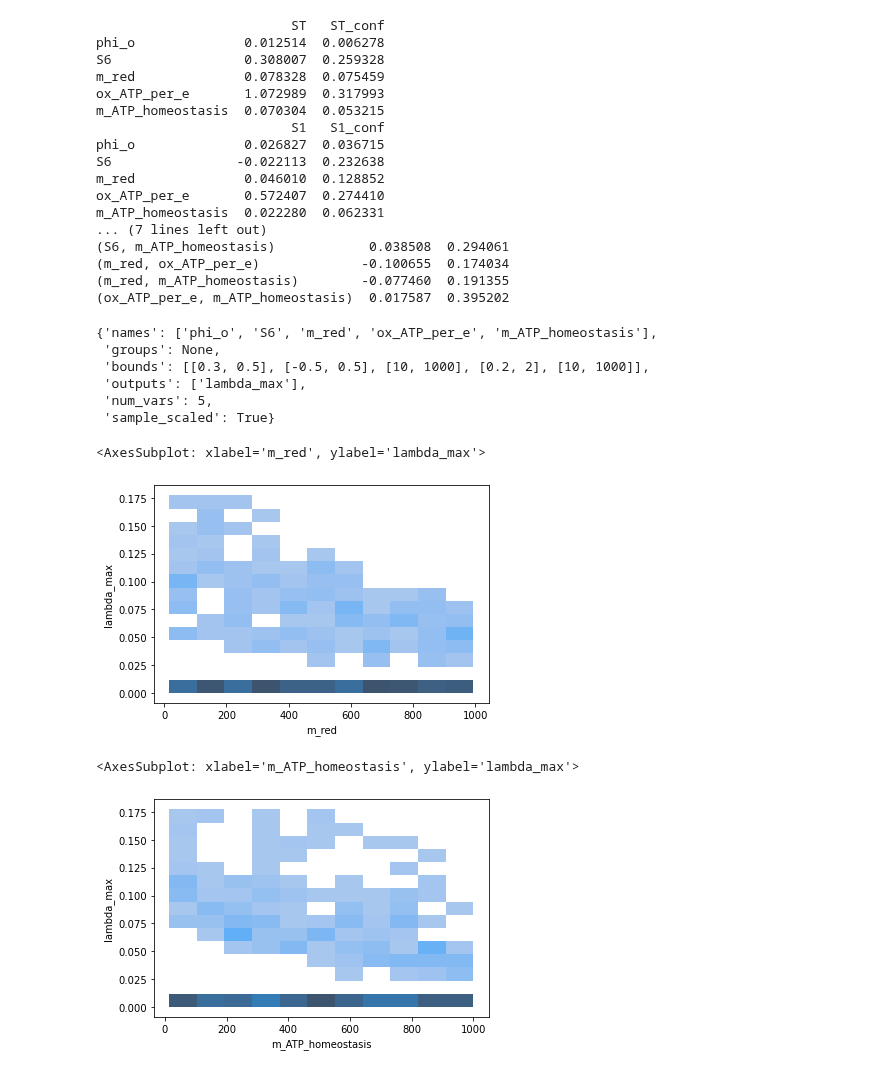
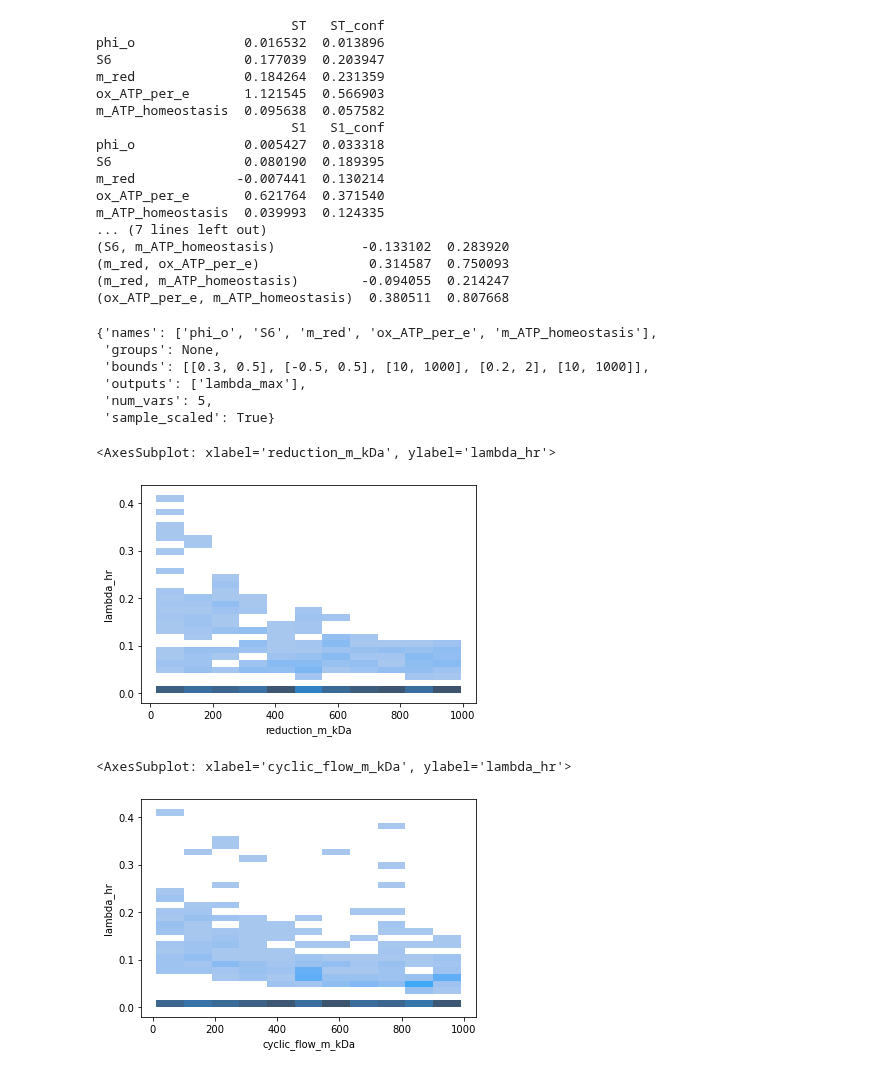
Before and after one commit to flamholz/redox-proteome, a Jupyter notebook: notebooks/LinearizedAutoModel.ipynb, the cells around one changed output. Saved outputs shown, nothing was run; the diff lists cells and outputs as text; code cells hidden in the pictures.

```diff
--- a/notebooks/LinearizedAutoModel.ipynb
+++ b/notebooks/LinearizedAutoModel.ipynb
@@ -93,13 +93,7 @@ ps = ProblemSpec({
     })
 ps.sample_sobol(64)
 
-# Store the results in a dictionary for making a dataframe
-res_dict = dict(ZCB=[], S6=[], phi_O=[], lambda_max=[], m_red=[],
-                ox_ATP_per_e=[], m_ATP_homeostasis=[])
-for p in list(lam.processes) + ['other']:
-    res_dict['{0}_phi'.format(p)] = []
-    res_dict['{0}_flux'.format(p)] = []
-
+results = []
 for phi_o, s6, m_red, atp_per_e, m_homeo in ps.samples:
     lam.set_S6(s6)
     lam.set_process_mass('reduction', m_red)
@@ -107,32 +101,12 @@ for phi_o, s6, m_red, atp_per_e, m_homeo in ps.samples:
     lam.set_ATP_yield('oxidation', atp_per_e)
     max_lam, opt_prob = lam.maximize_lambda(phi_o=phi_o)
 
-    res_dict['ZCB'].append(lam.ZCB)
-    res_dict['S6'].append(s6)
-    res_dict['phi_O'].append(phi_o)
-    res_dict['m_red'].append(m_red)
-    res_dict['ox_ATP_per_e'].append(atp_per_e)
-    res_dict['m_ATP_homeostasis'].append(m_homeo)
+    d = lam.solution_as_dict(opt_prob)
+    d.update(lam.model_as_dict())
+    d['ox_ATP_per_e'] = atp_per_e
+    results.append(d)
 
-    if max_lam == 0:
-        res_dict['lambda_max'].append(0)
-        for k, process in enumerate(lam.processes):
-            res_dict['{0}_phi'.format(process)].append(np.NaN)
-            res_dict['{0}_flux'.format(process)].append(np.NaN)
-        res_dict['other_phi'].append(np.NaN)
-        res_dict['other_flux'].append(np.NaN)
-    else:
-        res_dict['lambda_max'].append(max_lam)
-
-        phis = opt_prob.var_dict['phis'].value.copy()
-        js = 3600*phis*lam.kcat_s/lam.m_Da
-        for k, process in enumerate(lam.processes):
-            res_dict['{0}_phi'.format(process)].append(phis[k])
-            res_dict['{0}_flux'.format(process)].append(js[k])
-        res_dict['other_phi'].append(phis[-1])
-        res_dict['other_flux'].append(np.NaN)
-
-res_df = pd.DataFrame(res_dict)
+res_df = pd.DataFrame(results)
 res_df.head()
 # %% [output]
   warnings.warn(dpp_error_msg)
@@ -145,24 +120,24 @@ res_df.head()
 # %%
-ps.set_results(res_df.lambda_max.values)
+ps.set_results(res_df.lambda_hr.values)
 ps.analyze_sobol(print_to_console=True, calc_second_order=True)
 # %% [output]
                          ST   ST_conf
-phi_o              0.012514  0.006278
-S6                 0.308007  0.259328
-m_red              0.078328  0.075459
-ox_ATP_per_e       1.072989  0.317993
-m_ATP_homeostasis  0.070304  0.053215
+phi_o              0.016532  0.013896
+S6                 0.177039  0.203947
+m_red              0.184264  0.231359
+ox_ATP_per_e       1.121545  0.566903
+m_ATP_homeostasis  0.095638  0.057582
                          S1   S1_conf
-phi_o              0.026827  0.036715
-S6                -0.022113  0.232638
-m_red              0.046010  0.128852
-ox_ATP_per_e       0.572407  0.274410
-m_ATP_homeostasis  0.022280  0.062331
+phi_o              0.005427  0.033318
+S6                 0.080190  0.189395
+m_red             -0.007441  0.130214
+ox_ATP_per_e       0.621764  0.371540
+m_ATP_homeostasis  0.039993  0.124335
 ... (7 lines left out)
-(S6, m_ATP_homeostasis)            0.038508  0.294061
-(m_red, ox_ATP_per_e)             -0.100655  0.174034
-(m_red, m_ATP_homeostasis)        -0.077460  0.191355
-(ox_ATP_per_e, m_ATP_homeostasis)  0.017587  0.395202
+(S6, m_ATP_homeostasis)           -0.133102  0.283920
+(m_red, ox_ATP_per_e)              0.314587  0.750093
+(m_red, m_ATP_homeostasis)        -0.094055  0.214247
+(ox_ATP_per_e, m_ATP_homeostasis)  0.380511  0.807668
 {'names': ['phi_o', 'S6', 'm_red', 'ox_ATP_per_e', 'm_ATP_homeostasis'],
  'groups': None,
  'bounds': [[0.3, 0.5], [-0.5, 0.5], [10, 1000], [0.2, 2], [10, 1000]],
@@ -170,15 +145,15 @@ m_ATP_homeostasis  0.022280  0.062331
  'num_vars': 5,
  'sample_scaled': True}
 # %%
-sns.histplot(data=res_df, y='lambda_max', x='m_red', legend=False)
+sns.histplot(data=res_df, y='lambda_hr', x='reduction_m_kDa', legend=False)
 # %% [output]
-<AxesSubplot: xlabel='m_red', ylabel='lambda_max'>
+<AxesSubplot: xlabel='reduction_m_kDa', ylabel='lambda_hr'>
-[figure, old version]
+[figure, new version]
 # %%
-sns.histplot(data=res_df, y='lambda_max', x='m_ATP_homeostasis', legend=False)
+sns.histplot(data=res_df, y='lambda_hr', x='cyclic_flow_m_kDa', legend=False)
 # %% [output]
-<AxesSubplot: xlabel='m_ATP_homeostasis', ylabel='lambda_max'>
+<AxesSubplot: xlabel='cyclic_flow_m_kDa', ylabel='lambda_hr'>
-[figure, old version]
+[figure, new version]
 # %%
 ref_lam = LinearMetabolicModel.FromFiles(m_fname, S_fname)
 
```
Also changed, not shown: parts of 11 cells of this notebook.
